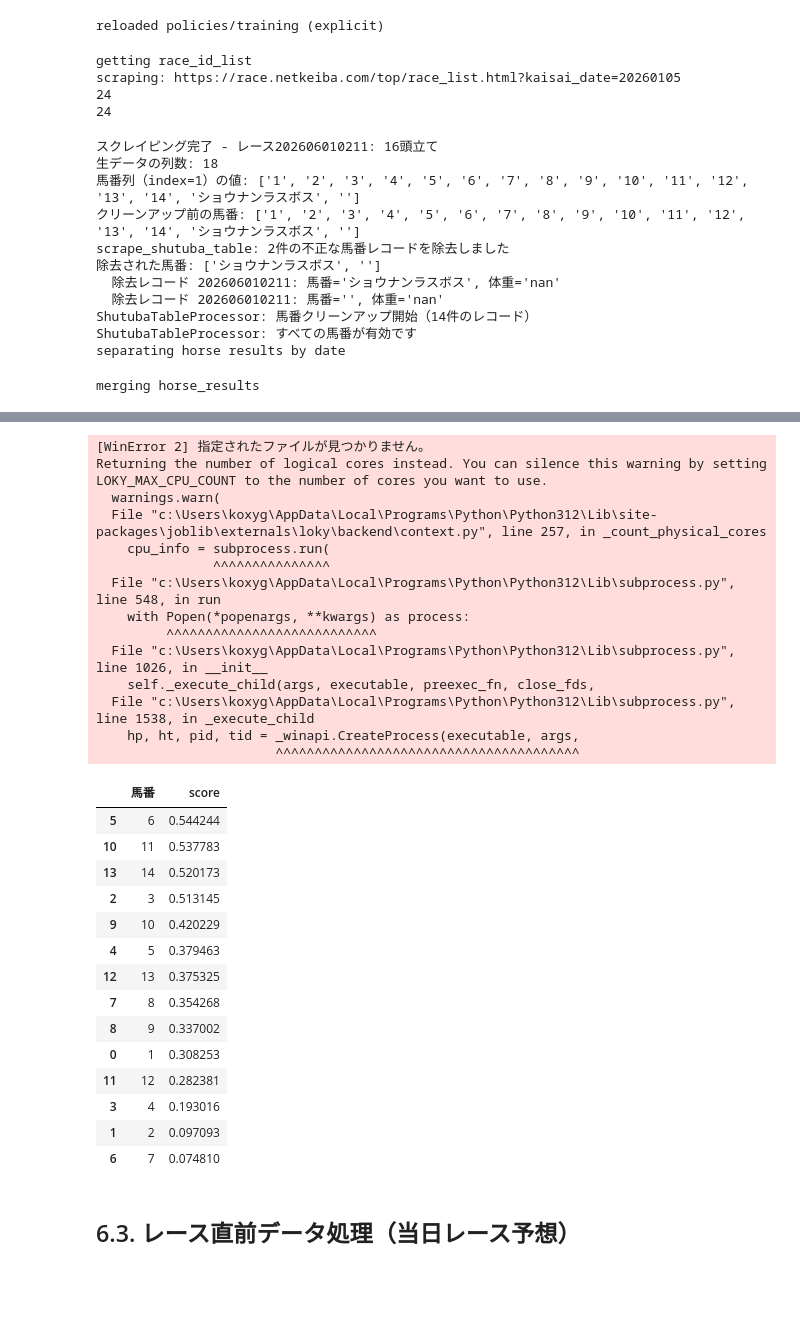
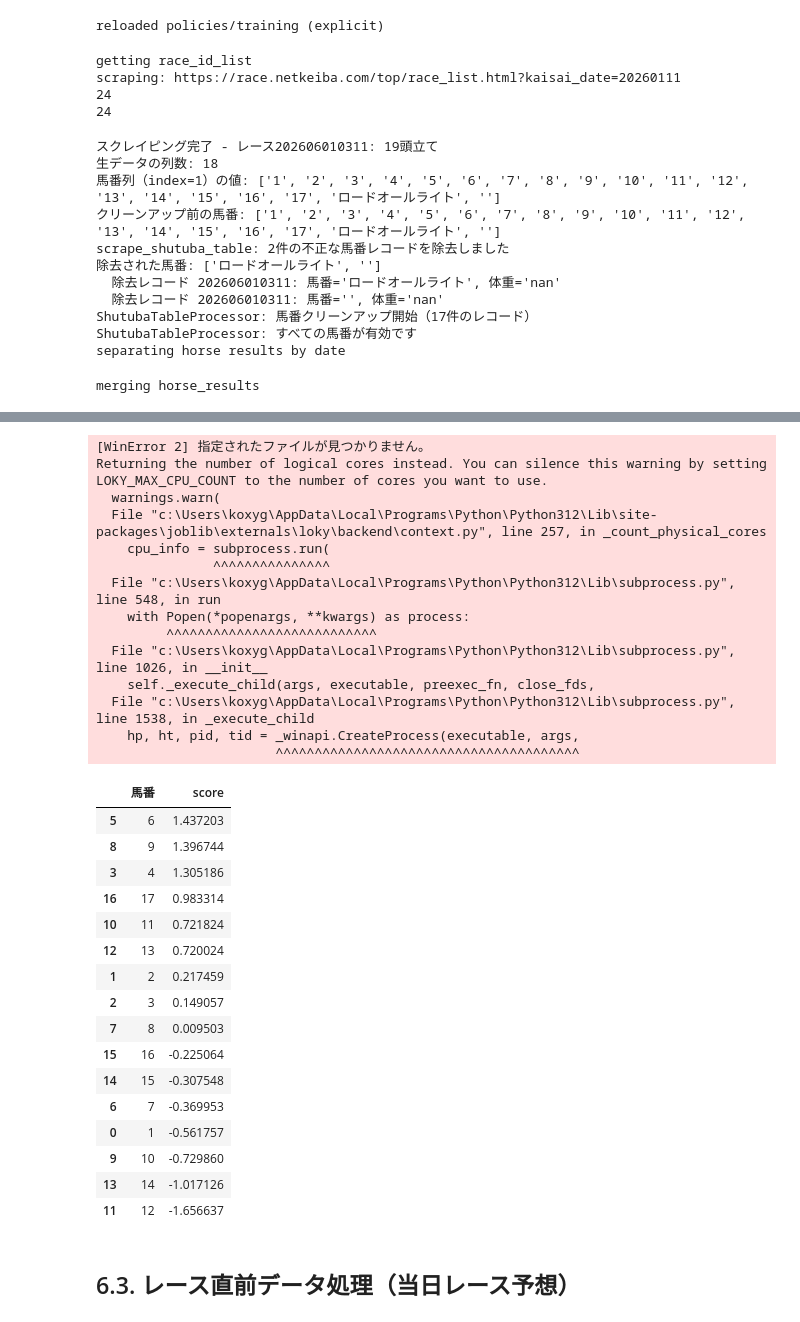
Before and after one commit to B21020/MyKeiba-AI_v2, a Jupyter notebook: main.ipynb, the cells around one changed output, grey strips where cells are left out. Drawn from its saved outputs; the diff is of its cells as text; code cells hidden in the pictures; blank space fills up the shorter version.

```diff
--- a/main.ipynb
+++ b/main.ipynb
@@ -1740,7 +2011,7 @@ keiba_ai.get_params()
 training.KeibaAIFactory.save(keiba_ai, version_name='basemodel_2020_2025')
 # %%
 #モデルロード
-keiba_ai = training.KeibaAIFactory.load('models/20260103/basemodel_2020_2025.pickle')
+keiba_ai = training.KeibaAIFactory.load('models/20260108/basemodel_2020_2025.pickle')
 keiba_ai.set_params(keiba_ai.get_params())
 # %% [markdown]
 # 5. シミュレーション
@@ -2182,5 +2782,5 @@ https://race.netkeiba.com/top/race_list.html?kaisai_date=20220108
 # %%
 %autoreload
 # %%
-race_id_list = preparing.scrape_race_id_list(['20260105']) #レースidを取得
+race_id_list = preparing.scrape_race_id_list(['20260112']) #レースidを取得
 len(race_id_list)
@@ -2240,7 +2941,7 @@ For example, when doing 'df[col].method(value, inplace=True)', try using 'df.met
   df[Cols.PRIZE].fillna(0, inplace=True)
 # %%
 #モデルの準備
-keiba_ai = training.KeibaAIFactory.load('models/20260103/basemodel_2020_2025.pickle')
+keiba_ai = training.KeibaAIFactory.load('models/20260108/basemodel_2020_2025.pickle')
 # %%
 # --- 診断: モデルのfeature_name_状態を確認 ---
 import numpy as np
@@ -2308,13 +3001,13 @@ print('reloaded policies/training (explicit)')
 reloaded policies/training (explicit)
 # %%
 # 前日全レース予想用のレースidとレース発走時刻を取得
-target_race_id_list, target_race_time_list = preparing.scrape_race_id_race_time_list('20260105')
+target_race_id_list, target_race_time_list = preparing.scrape_race_id_race_time_list('20260111')
 print(len(target_race_id_list))
 print(len(target_race_time_list))
 yesterday = True
 # %% [output]
 getting race_id_list
-scraping: https://race.netkeiba.com/top/race_list.html?kaisai_date=20260105
+scraping: https://race.netkeiba.com/top/race_list.html?kaisai_date=20260111
 24
 24
 # %%
@@ -2345,7 +3038,7 @@ import pandas as pd
 race_id_debug = target_race_id_list[10]
 race_time_debug = target_race_time_list[10]
 filepath = 'data/tmp/shutuba_debug.pickle'
-today = '2025/12/27'  # 前日予測の取得日（実運用に合わせる）
+today = '2026/01/09'  # 前日予測の取得日（実運用に合わせる）
 
 preparing.scrape_shutuba_table(race_id_debug, today, filepath)
 
@@ -2399,15 +3092,15 @@ print('debug race_id:', race_id_debug, 'time:', race_time_debug)
 print('score nunique:', score_debug['score'].nunique())
 display(score_debug.sort_values('score', ascending=False).head(16))
 # %% [output]
-スクレイピング完了 - レース202606010211: 16頭立て
+スクレイピング完了 - レース202606010311: 19頭立て
 生データの列数: 18
-馬番列（index=1）の値: ['1', '2', '3', '4', '5', '6', '7', '8', '9', '10', '11', '12', '13', '14', 'ショウナンラスボス', '']
-クリーンアップ前の馬番: ['1', '2', '3', '4', '5', '6', '7', '8', '9', '10', '11', '12', '13', '14', 'ショウナンラスボス', '']
+馬番列（index=1）の値: ['1', '2', '3', '4', '5', '6', '7', '8', '9', '10', '11', '12', '13', '14', '15', '16', '17', 'ロードオールライト', '']
+クリーンアップ前の馬番: ['1', '2', '3', '4', '5', '6', '7', '8', '9', '10', '11', '12', '13', '14', '15', '16', '17', 'ロードオールライト', '']
 scrape_shutuba_table: 2件の不正な馬番レコードを除去しました
-除去された馬番: ['ショウナンラスボス', '']
-  除去レコード 202606010211: 馬番='ショウナンラスボス', 体重='nan'
-  除去レコード 202606010211: 馬番='', 体重='nan'
-ShutubaTableProcessor: 馬番クリーンアップ開始（14件のレコード）
+除去された馬番: ['ロードオールライト', '']
+  除去レコード 202606010311: 馬番='ロードオールライト', 体重='nan'
+  除去レコード 202606010311: 馬番='', 体重='nan'
+ShutubaTableProcessor: 馬番クリーンアップ開始（17件のレコード）
 ShutubaTableProcessor: すべての馬番が有効です
 separating horse results by date
 merging horse_results
@@ -2421,32 +3114,34 @@ score nunique: 14
 [WinError 2] 指定されたファイルが見つかりません。
 Returning the number of logical cores instead. You can silence this warning by setting LOKY_MAX_CPU_COUNT to the number of cores you want to use.
   warnings.warn(
   File "c:\Users\koxyg\AppData\Local\Programs\Python\Python312\Lib\site-packages\joblib\externals\loky\backend\context.py", line 257, in _count_physical_cores
     cpu_info = subprocess.run(
                ^^^^^^^^^^^^^^^
   File "c:\Users\koxyg\AppData\Local\Programs\Python\Python312\Lib\subprocess.py", line 548, in run
     with Popen(*popenargs, **kwargs) as process:
          ^^^^^^^^^^^^^^^^^^^^^^^^^^^
   File "c:\Users\koxyg\AppData\Local\Programs\Python\Python312\Lib\subprocess.py", line 1026, in __init__
     self._execute_child(args, executable, preexec_fn, close_fds,
   File "c:\Users\koxyg\AppData\Local\Programs\Python\Python312\Lib\subprocess.py", line 1538, in _execute_child
     hp, ht, pid, tid = _winapi.CreateProcess(executable, args,
                        ^^^^^^^^^^^^^^^^^^^^^^^^^^^^^^^^^^^^^^^
 |  | 馬番 | score |
-| 5 | 6 | 0.544244 |
-| 10 | 11 | 0.537783 |
-| 13 | 14 | 0.520173 |
-| 2 | 3 | 0.513145 |
-| 9 | 10 | 0.420229 |
-| 4 | 5 | 0.379463 |
-| 12 | 13 | 0.375325 |
-| 7 | 8 | 0.354268 |
-| 8 | 9 | 0.337002 |
-| 0 | 1 | 0.308253 |
-| 11 | 12 | 0.282381 |
-| 3 | 4 | 0.193016 |
-| 1 | 2 | 0.097093 |
-| 6 | 7 | 0.074810 |
+| 5 | 6 | 1.437203 |
+| 8 | 9 | 1.396744 |
+| 3 | 4 | 1.305186 |
+| 16 | 17 | 0.983314 |
+| 10 | 11 | 0.721824 |
+| 12 | 13 | 0.720024 |
+| 1 | 2 | 0.217459 |
+| 2 | 3 | 0.149057 |
+| 7 | 8 | 0.009503 |
+| 15 | 16 | -0.225064 |
+| 14 | 15 | -0.307548 |
+| 6 | 7 | -0.369953 |
+| 0 | 1 | -0.561757 |
+| 9 | 10 | -0.729860 |
+| 13 | 14 | -1.017126 |
+| 11 | 12 | -1.656637 |
 # %%
 # 一時的に出馬表を保存するパスを指定
 filepath = 'data/tmp/shutuba.pickle'
```
Also changed, not shown: parts of 77 cells of this notebook, 10 other files.
